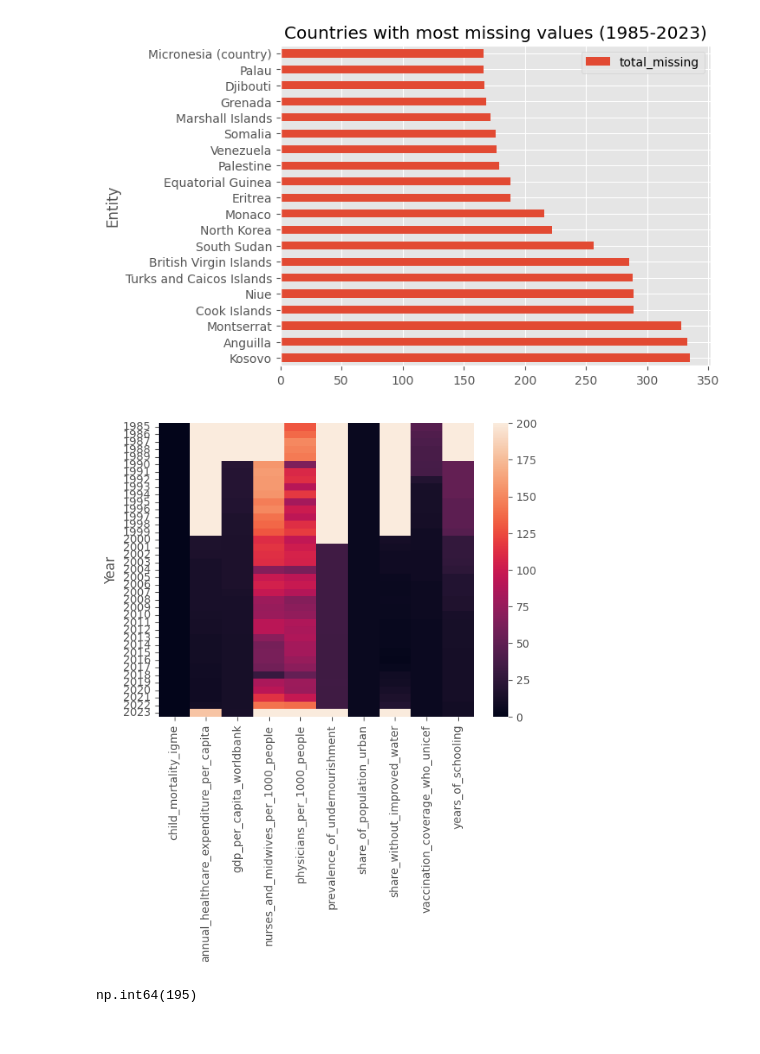
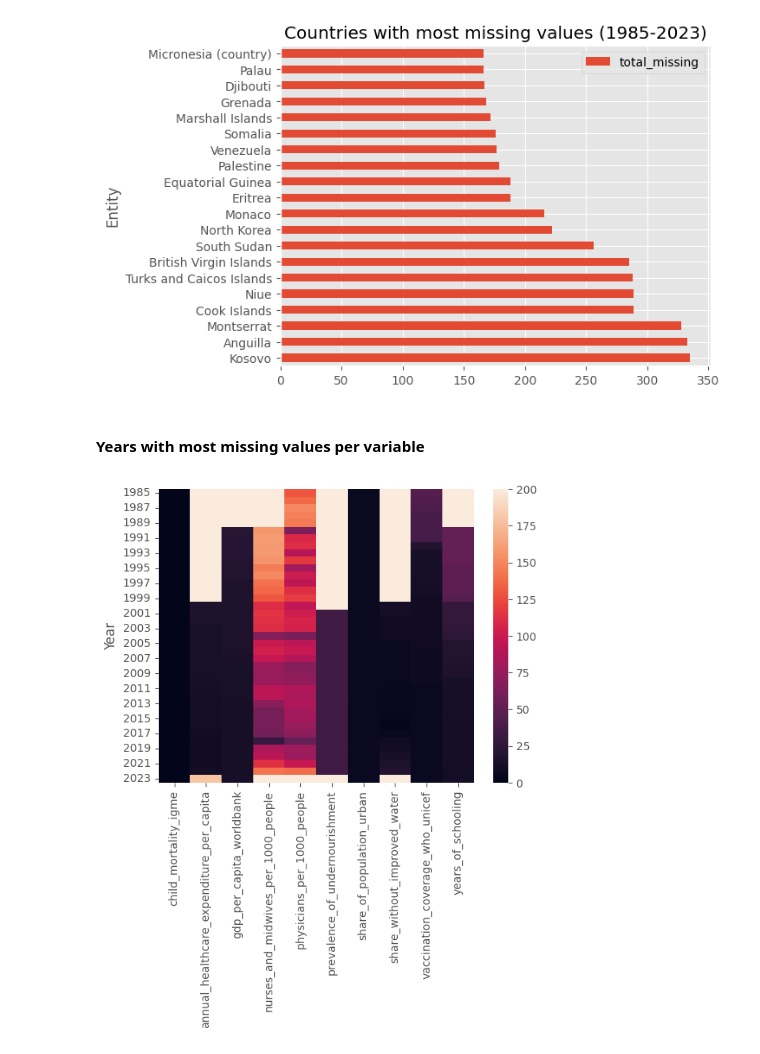
Before and after one commit to HamzahFayad/master_thesis_child_mortality, a Jupyter notebook: 01_notebooks/0_data_raw_analysis.ipynb, the cells around one changed output. Drawn from its saved outputs; the diff is of its cells as text; code cells hidden in the pictures.

```diff
--- a/01_notebooks/0_data_raw_analysis.ipynb
+++ b/01_notebooks/0_data_raw_analysis.ipynb
@@ -217,19 +228,20 @@ plt.show()
 # %% [output]
 [figure]
+# %% [markdown]
+#### Years with most missing values per variable
 # %%
-sort_years2 = limited_df.isna().groupby(limited_df["Year"]).sum()
-sort_years2 = sort_years2.drop(columns=["Entity", "Year", "Code"])
-sns.heatmap(sort_years2, yticklabels=True)
-plt.show()
+def missingness_per_year(df, ticks):
+    sort_years_limited = df.isna().groupby(df["Year"]).sum()
+    sort_years_limited = sort_years_limited.drop(columns=["Entity", "Year", "Code"])
+    sns.heatmap(sort_years_limited, yticklabels=ticks)
+    plt.show()
 
+missingness_per_year(limited_df, 2)
 #NOTE:
 # lightbeige = 200 missing values, darkviolet = 0 missing values
 # until 2000, there are many columns with almost 200 missing values = for all countries
 # from 2000 forwards the amount of missing values is smaller for some columns, other still have around 20-80 Nans
 # from 2000 (START of MDG goals): data quality improved, statistic monitoring & better data collections for many countries
+# even for 2022-2023 alotof missing
 # %% [output]
-[figure, old version]
+[figure, new version]
-# %%
-limited_df["share_of_population_urban"].isna().sum()
-# %% [output]
-np.int64(195)
```
Also changed, not shown: parts of 23 cells of this notebook.
